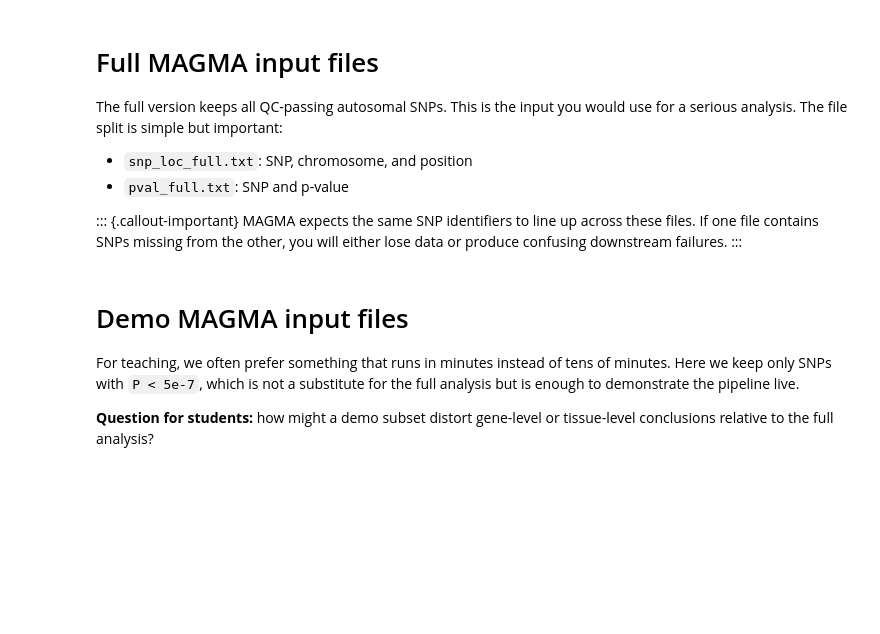
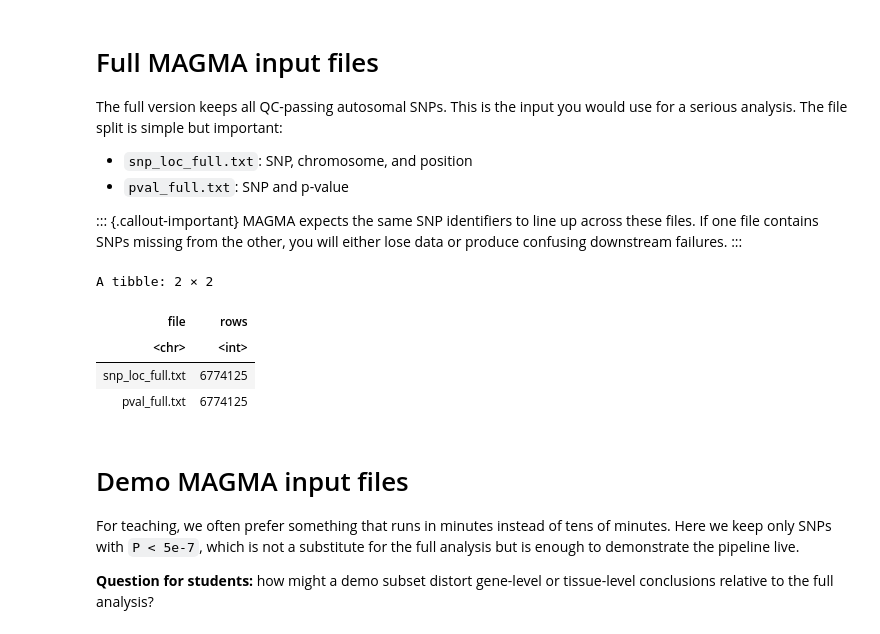
Before and after one commit to SamueleSoraggi/post-gwas-analysis_course, a Jupyter notebook: Notebooks/02_magma_prepare_input.ipynb, the cells around one changed output. Saved outputs shown, nothing was run; the diff lists cells and outputs as text; code cells hidden in the pictures; blank space fills up the shorter version.

```diff
--- a/Notebooks/02_magma_prepare_input.ipynb
+++ b/Notebooks/02_magma_prepare_input.ipynb
@@ -68,16 +87,22 @@ MAGMA expects the same SNP identifiers to line up across these files. If one fil
 # %%
 snp_loc_full <- sumstats %>%
   filter(CHR %in% 1:22) %>%
   select(SNP, CHR, BP)
 
 pval_full <- sumstats %>%
   filter(CHR %in% 1:22) %>%
   select(SNP, P)
 
-vroom_write(snp_loc_full, file.path(magma_input_dir, "snp_loc_full.txt"), delim = "\t", col_names = TRUE)
-vroom_write(pval_full, file.path(magma_input_dir, "pval_full.txt"), delim = "\t", col_names = TRUE)
+vroom_write(snp_loc_full, file.path(magma_output_dir, "snp_loc_full.txt"), delim = "\t", col_names = TRUE)
+vroom_write(pval_full, file.path(magma_output_dir, "pval_full.txt"), delim = "\t", col_names = TRUE)
 
 tibble(file = c("snp_loc_full.txt", "pval_full.txt"), rows = c(nrow(snp_loc_full), nrow(pval_full)))
+# %% [output]
+A tibble: 2 × 2
+| file | rows |
+| <chr> | <int> |
+| snp_loc_full.txt | 6774125 |
+| pval_full.txt | 6774125 |
 # %% [markdown]
 # Demo MAGMA input files
 
```
Also changed, not shown: parts of 5 cells of this notebook, 16 other files.
